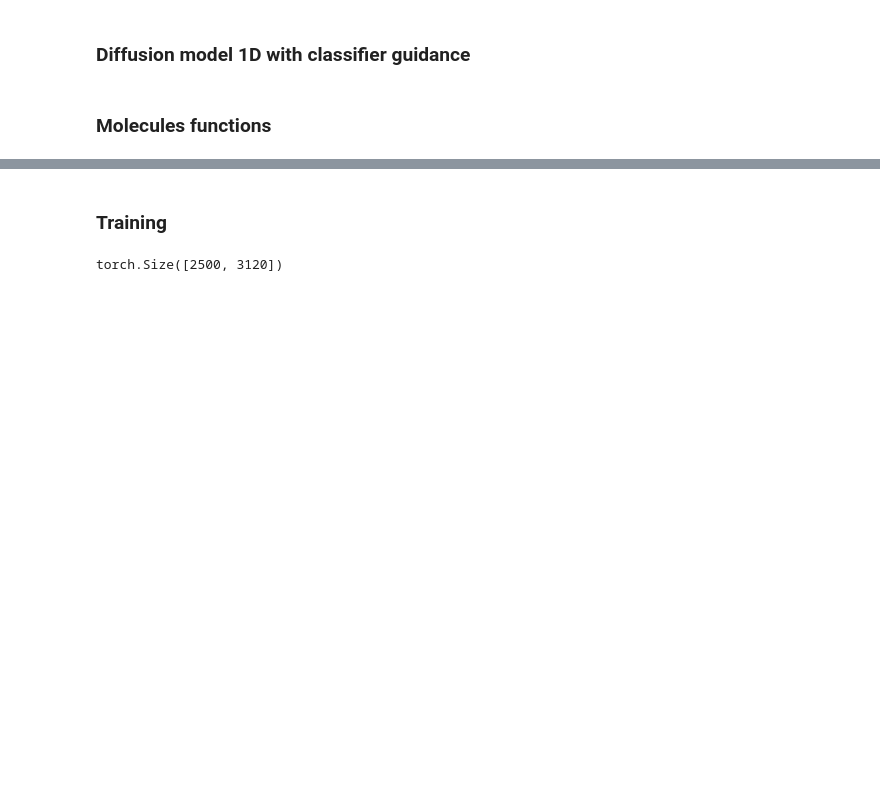
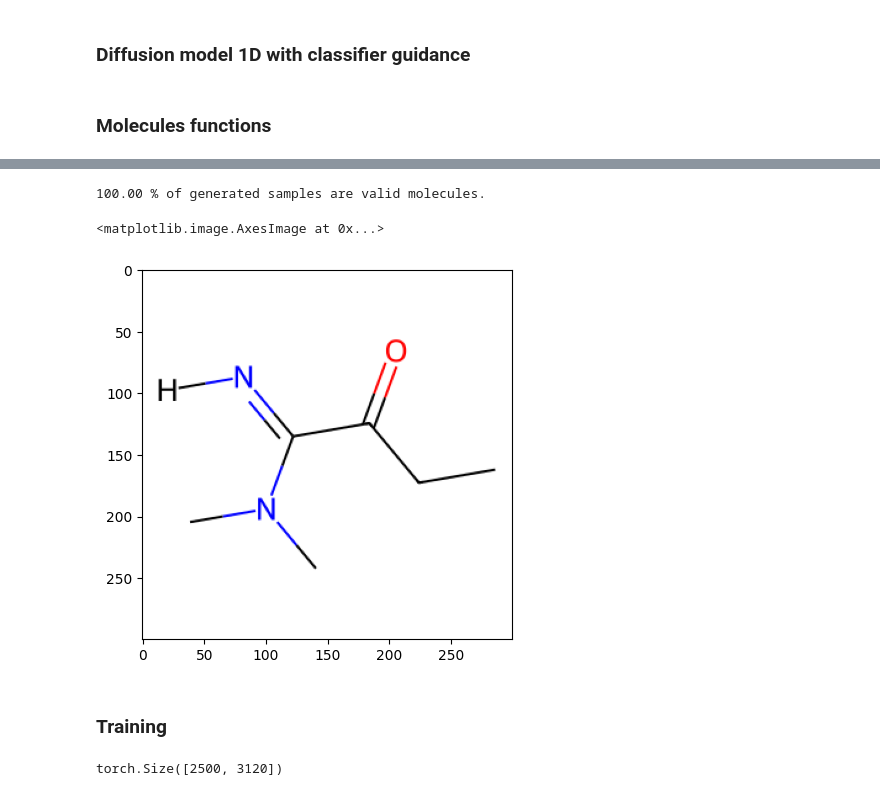
Before and after one commit to JCLERC7/DiffGenMol, a Jupyter notebook: 2_Exp_molecules/1_selfies_diffusion_1D.ipynb, the cells around one changed output, grey strips where cells are left out. Saved outputs shown, nothing was run; the diff lists cells and outputs as text; code cells hidden in the pictures; blank space fills up the shorter version.

```diff
--- a/2_Exp_molecules/1_selfies_diffusion_1D.ipynb
+++ b/2_Exp_molecules/1_selfies_diffusion_1D.ipynb
@@ -905,16 +908,20 @@ def selfies_to_mols(selfies_to_convert):
 # %%
 # Test Original Selfies -> continous_mols -> Recalculate Selfies
-#continous_mols, selfies_alphabet, largest_selfie_len, int_mol, dequantized_onehots_min, dequantized_onehots_max = selfies_to_continous_mols(original_selfies)
-#recalculate_selfies_test = mols_continous_to_selfies(continous_mols, selfies_alphabet, largest_selfie_len, int_mol, dequantized_onehots_min, dequantized_onehots_max)
-#mols_test, valid_selfies_list, valid_count = selfies_to_mols(recalculate_selfies_test)
-#print('%.2f' % (valid_count / len(mols_test)*100),  '% of generated samples are valid molecules.')
+continous_mols, selfies_alphabet, largest_selfie_len, int_mol, dequantized_onehots_min, dequantized_onehots_max = selfies_to_continous_mols(original_selfies)
+recalculate_selfies_test = mols_continous_to_selfies(continous_mols, selfies_alphabet, largest_selfie_len, int_mol, dequantized_onehots_min, dequantized_onehots_max)
+mols_test, valid_selfies_list, valid_count = selfies_to_mols(recalculate_selfies_test)
+print('%.2f' % (valid_count / len(mols_test)*100),  '% of generated samples are valid molecules.')
 
-#smiles_label = [Chem.MolToSmiles(mol) for mol in mols[:9]]
-#img = Chem.Draw.MolsToGridImage(mols_test[:9], molsPerRow=3, subImgSize=(200,200), returnPNG=False)
-#img.save('results/test-functions.png')
+smiles_label = [Chem.MolToSmiles(mol) for mol in mols_test[:9]]
+img = Chem.Draw.MolsToGridImage(mols_test[:9], molsPerRow=3, subImgSize=(200,200), returnPNG=False)
+img.save('results/test-functions.png')
 
-#mol_img = Chem.Draw.MolToImage(mols_test[3],size=(300,300))
-#plt.imshow(mol_img)
+mol_img = Chem.Draw.MolToImage(mols_test[3],size=(300,300))
+plt.imshow(mol_img)
+# %% [output]
+100.00 % of generated samples are valid molecules.
+<matplotlib.image.AxesImage at 0x...>
+[figure, added]
 # %% [markdown]
 ### Training
 # %%
```
Also changed, not shown: parts of 3 cells of this notebook, 14 other files.
